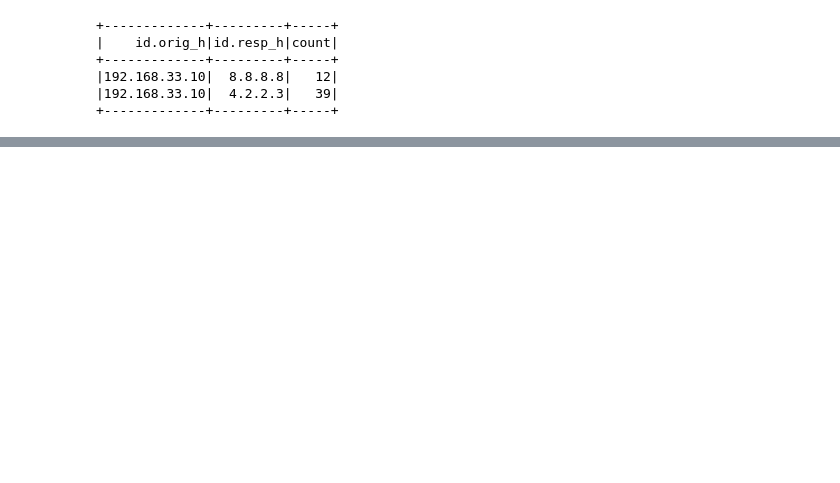
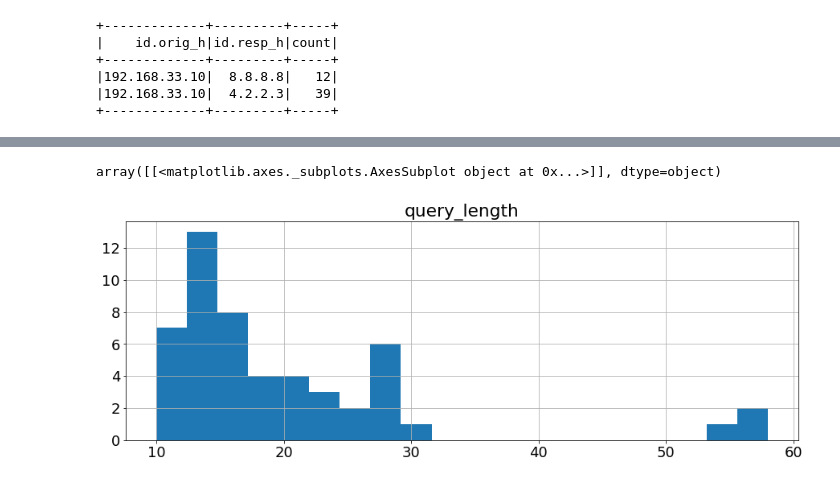
Before and after one commit to SuperCowPowers/zat, a Jupyter notebook: notebooks/Bro_IDS_to_Spark_Cheesy.ipynb, the cells around one changed output, grey strips where cells are left out. Drawn from its saved outputs; the diff is of its cells as text; code cells hidden in the pictures; blank space fills up the shorter version.

```diff
--- a/notebooks/Bro_IDS_to_Spark_Cheesy.ipynb
+++ b/notebooks/Bro_IDS_to_Spark_Cheesy.ipynb
@@ -91,3 +131,10 @@ spark_df.groupBy('`id.orig_h`', '`id.resp_h`').count().show()
+# %%
+# Compare the computation of query_length and resulting histogram with Pandas
+dns_df['query_length'] = dns_df['query'].str.len()
+dns_df[['query_length']].hist(bins=20)
+# %% [output]
+array([[<matplotlib.axes._subplots.AxesSubplot object at 0x...>]], dtype=object)
+[figure, added]
 # %% [markdown]
 ## Wrap Up
 Well that's it for this notebook. With a few simple pip installs you are ready to try out Spark on your Bro Logs. Yes it will only work on smaller data but it gets you **'in the saddle'** quickly. You can try some stuff out, get familiar with Spark and then dive into setting it up the right way:
```
Also changed, not shown: parts of 5 cells of this notebook.
